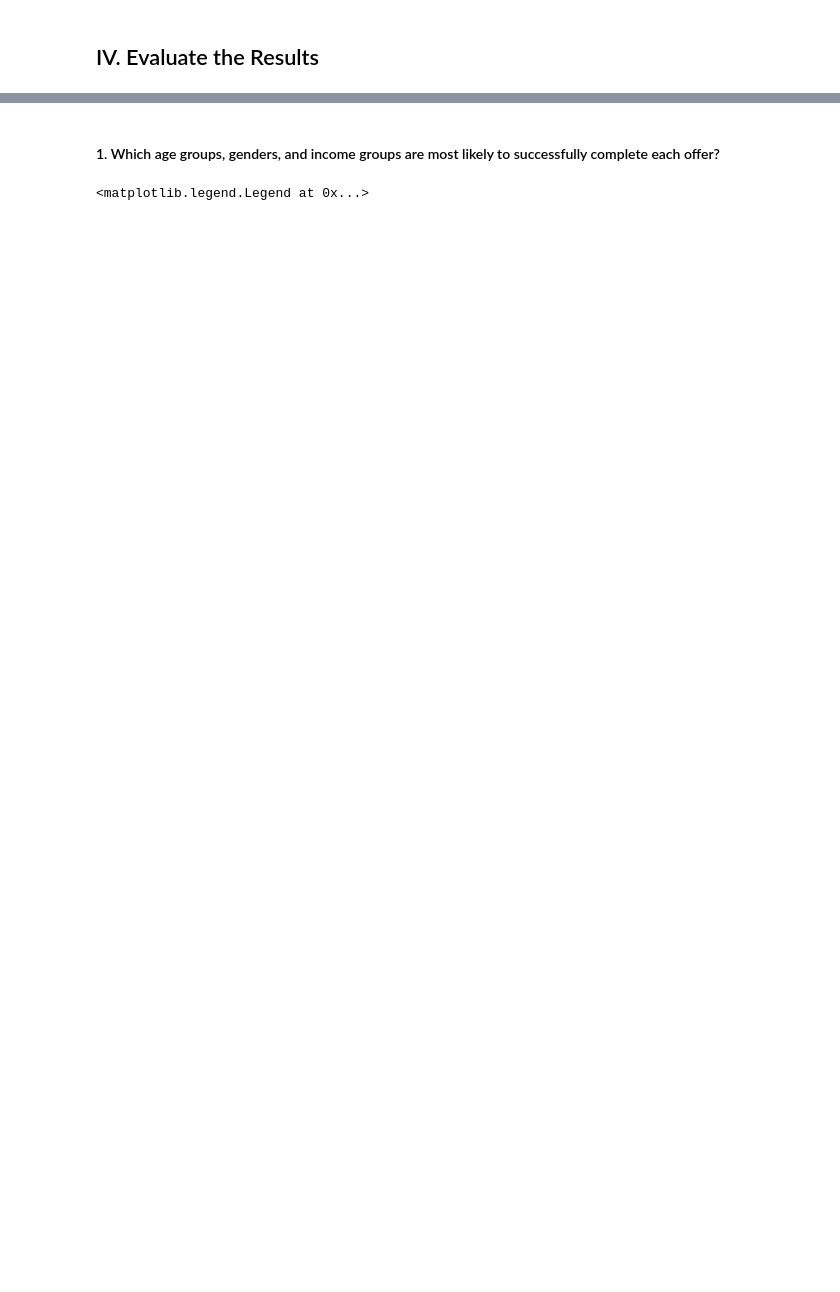
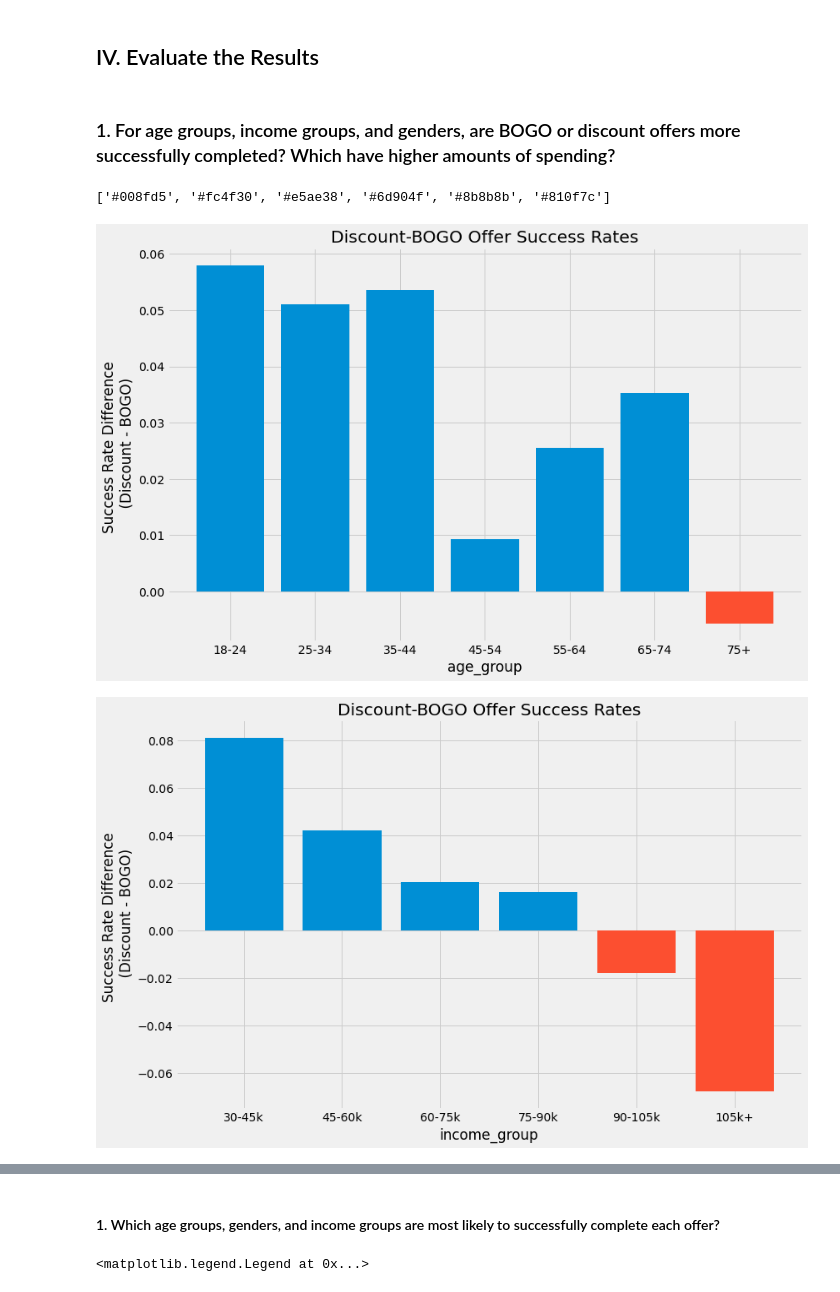
Before and after one commit to jnish23/Starbucks-Capstone, a Jupyter notebook: Starbucks_Capstone_notebook.ipynb, the cells around one changed output, grey strips where cells are left out. Saved outputs shown, nothing was run; the diff lists cells and outputs as text; code cells hidden in the pictures; blank space fills up the shorter version.

```diff
--- a/Starbucks_Capstone_notebook.ipynb
+++ b/Starbucks_Capstone_notebook.ipynb
@@ -687,6 +696,7 @@ def group_transactions_by_offer(df = merged_df):
     df['offer_completed'] = 0
     df['offer_viewed'] = 0
     df['offer_valid_until'] = np.nan
+    df['num_offers'] == 0
     df.loc[df['event'] == 'offer received', 'offer_valid_until'] = (df.loc[df['event'] == 'offer received', 'time']
                                                                                   + df.loc[df['event'] == 'offer received', 'duration'] * 24)
 
@@ -724,6 +734,8 @@ def group_transactions_by_offer(df = merged_df):
                     df.at[idx, 'offer_completed'] = 1
                     break
 
+            num_offers = customer_offers.shape[0]
+            master_df.loc[master_df['person'] == person, 'num_offers'] = np.arange(1,num_offers+1)
 
     master_df = df.loc[df['event'] == 'offer received']
 
@@ -788,3 +772,0 @@ Name: event, dtype: int64
-# %%
-master_df['offer_successful'] = (master_df['offer_completed'] + master_df['offer_viewed'] == 2).astype(int)
-master_df
@@ -843,2 +773,41 @@ master_df
 # %% [markdown]
 ## IV. Evaluate the Results
+# %% [markdown]
+### 1. For age groups, income groups, and genders, are BOGO or discount offers more successfully completed? Which have higher amounts of spending?
+# %%
+colors = plt.rcParams['axes.prop_cycle'].by_key()['color']
+colors
+# %% [output]
+['#008fd5', '#fc4f30', '#e5ae38', '#6d904f', '#8b8b8b', '#810f7c']
+# %%
+def plot_disc_bogo_success_bar(df = master_df, demographic = 'age_group'):
+    pivot = pd.pivot(df.groupby(['offer_type', demographic])['offer_successful'].mean().reset_index(), index=demographic, columns='offer_type', values='offer_successful').reset_index()
+
+    pivot['discount-bogo'] = pivot['discount'] - pivot['bogo']
+
+    pivot = pivot.drop(columns='informational')
+
+    if demographic == 'income_group':
+        mapping = {'30-45k':1, '45-60k':2, '60-75k':3, '75-90k':4, '90-105k':5, '105k+':6}
+        key = pivot['income_group'].map(mapping)
+        pivot = pivot.iloc[key.argsort()]
+
+    fig, ax = plt.subplots(figsize=(12, 8))
+
+    x = pivot[demographic]
+    y = pivot['discount-bogo']
+    ax.bar(x=x, height=y, color=(pivot['discount-bogo']>0).map({True:'#008fd5', False:'#fc4f30'}))
+    ax.set_title('Discount-BOGO Offer Success Rates')
+    ax.set_xlabel(demographic)
+    ax.set_ylabel('Success Rate Difference \n (Discount - BOGO)')
+    ax.set_ylim(auto=True)
+    plt.show()
+# %%
+demographics = ['age_group', 'income_group', 'gender']
+
+for demo in demographics:
+    plot_disc_bogo_success_bar(df=master_df, demographic=demo)
+    plt.show()
+# %% [output]
+[figure, added]
+[figure, added]
```
Also changed, not shown: parts of 33 cells of this notebook.
